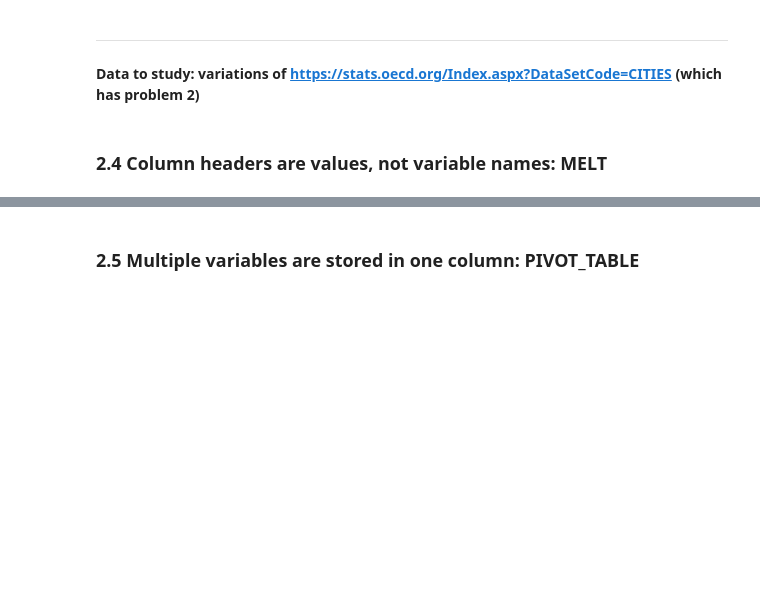
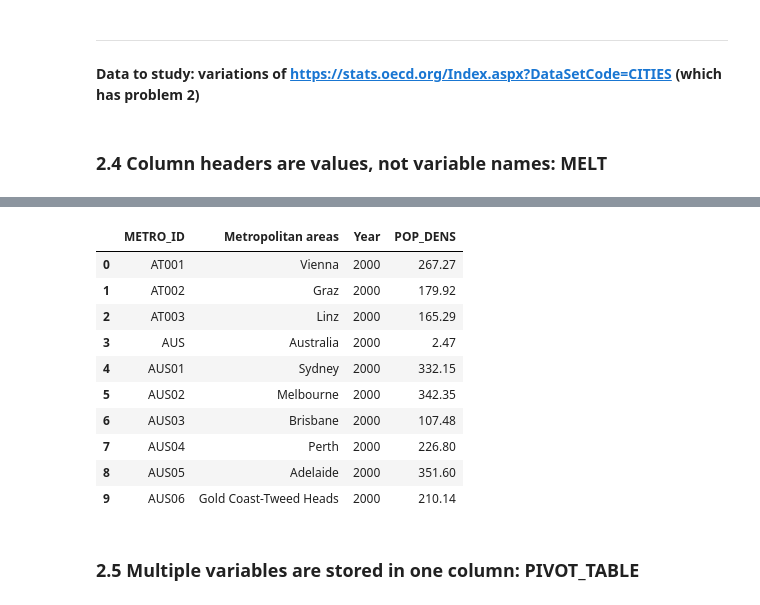
Before and after one commit to jgarciab/wwd2017, a Jupyter notebook: class2/class2b_tidy_data.ipynb, the cells around one changed output, grey strips where cells are left out. Drawn from its saved outputs; the diff is of its cells as text; code cells hidden in the pictures; blank space fills up the shorter version.

```diff
--- a/class2/class2b_tidy_data.ipynb
+++ b/class2/class2b_tidy_data.ipynb
@@ -115,18 +164,30 @@ df.head()
 # %%
 ### Fix
 
 #Variables present in columns already
 variables_already_presents = ['METRO_ID', 'Metropolitan areas']
 
 #Variables to combine in one
 columns_combine = ['2000', '2001', '2002','2003', '2004', '2005', '2006', '2007', '2008', '2009', '2010', '2011','2012', '2013', '2014']
 
 #Fix
 fixed = pd.melt(df,id_vars=variables_already_presents,
            value_vars=columns_combine,
            var_name="Year",
            value_name="POP_DENS")
-fixed.head()
+fixed.head(10)
+# %% [output]
+|  | METRO_ID | Metropolitan areas | Year | POP_DENS |
+| 0 | AT001 | Vienna | 2000 | 267.27 |
+| 1 | AT002 | Graz | 2000 | 179.92 |
+| 2 | AT003 | Linz | 2000 | 165.29 |
+| 3 | AUS | Australia | 2000 | 2.47 |
+| 4 | AUS01 | Sydney | 2000 | 332.15 |
+| 5 | AUS02 | Melbourne | 2000 | 342.35 |
+| 6 | AUS03 | Brisbane | 2000 | 107.48 |
+| 7 | AUS04 | Perth | 2000 | 226.80 |
+| 8 | AUS05 | Adelaide | 2000 | 351.60 |
+| 9 | AUS06 | Gold Coast-Tweed Heads | 2000 | 210.14 |
 # %% [markdown]
 ### 2.5 Multiple variables are stored in one column: PIVOT_TABLE
 # %%
```
Also changed, not shown: parts of 37 cells of this notebook, 2 other files.
